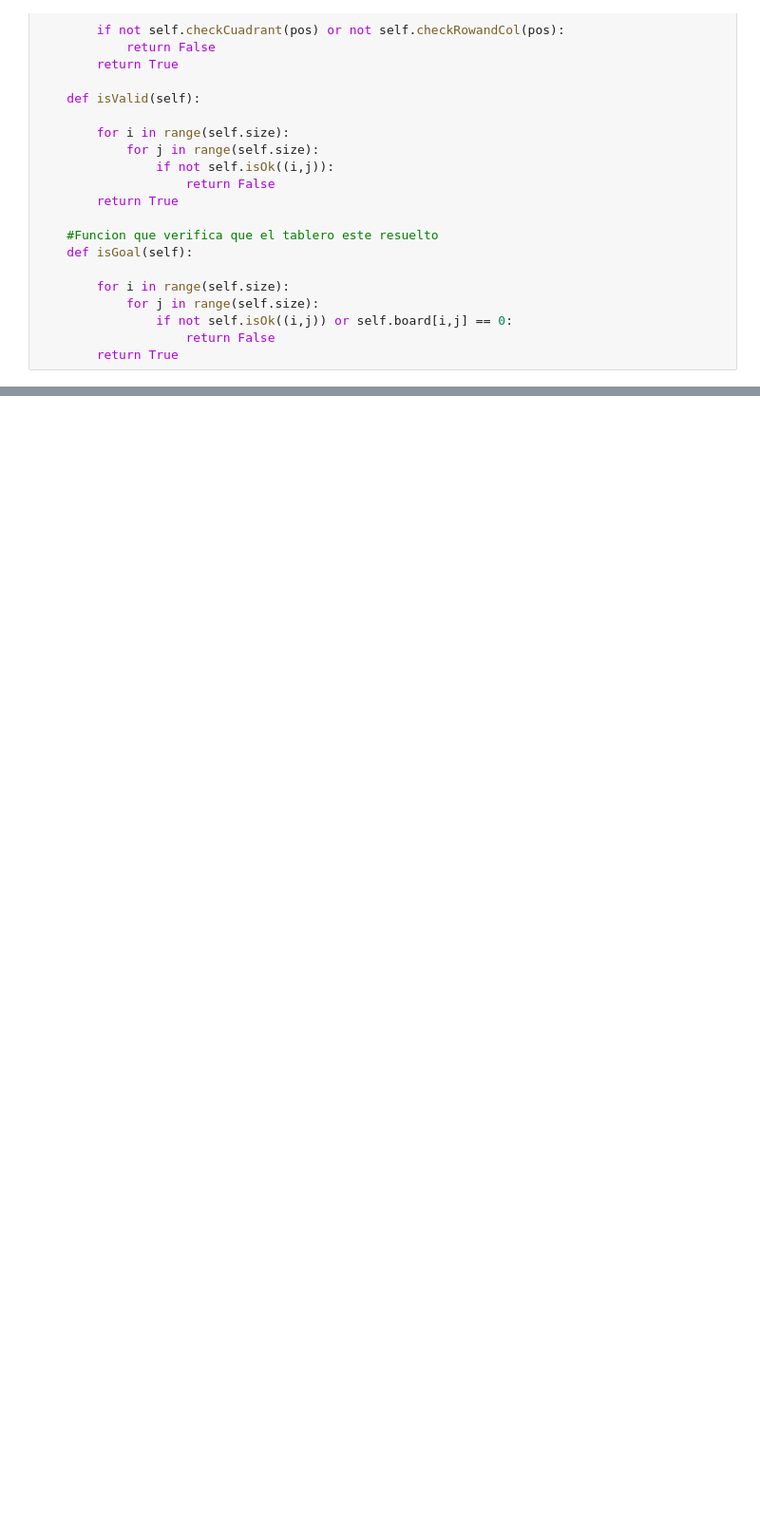
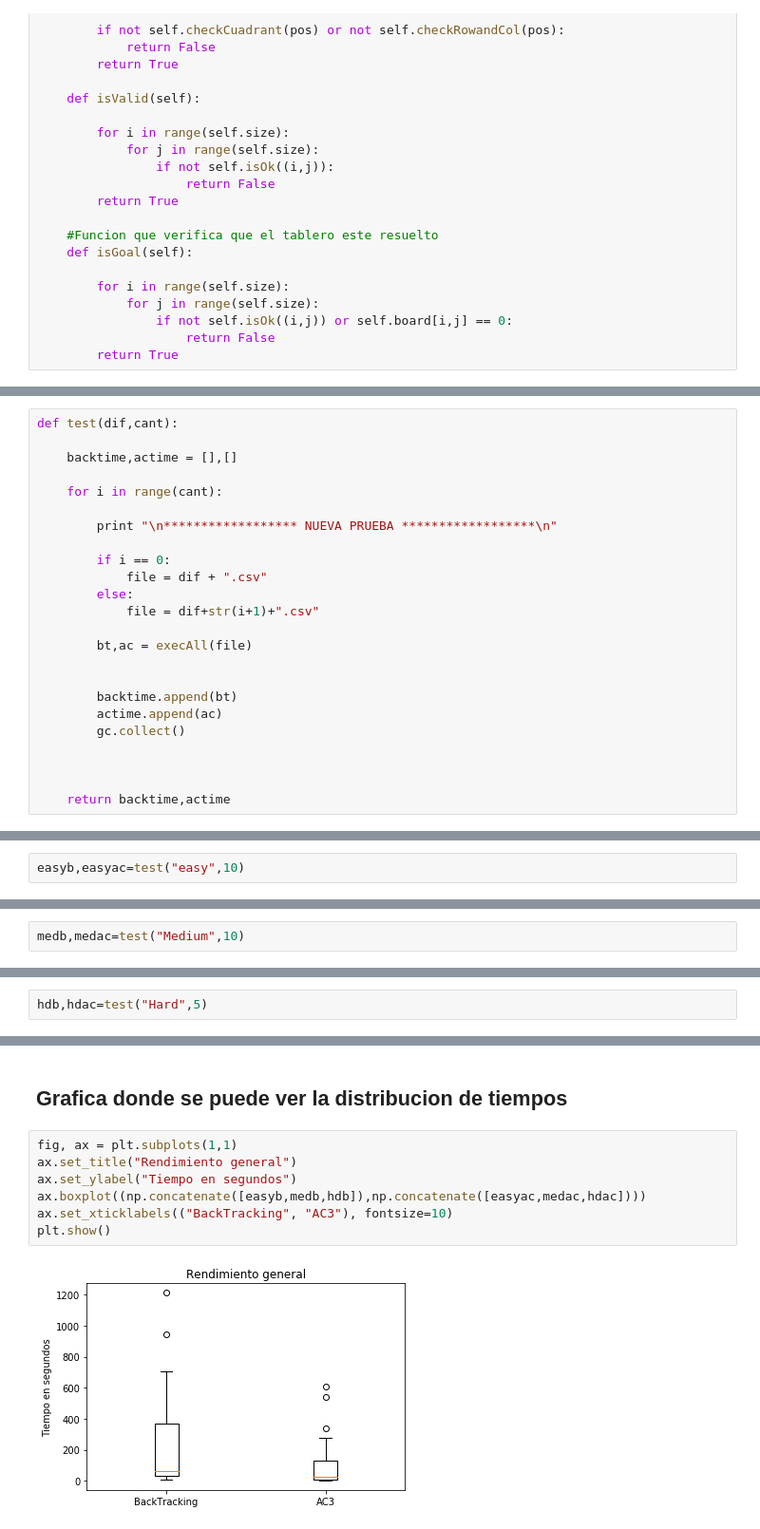
Before and after one commit to Famvazpom/IA-Projects, a Jupyter notebook: Sudoku/Sudoku.ipynb, the cells around one changed output, grey strips where cells are left out. Shown at 95% size. Drawn from its saved outputs; the diff is of its cells as text; blank space fills up the shorter version.

```diff
--- a/Sudoku/Sudoku.ipynb
+++ b/Sudoku/Sudoku.ipynb
@@ -610,0 +564,24 @@ dataset
+# %%
+def test(dif,cant):
+
+    backtime,actime = [],[]
+
+    for i in range(cant):
+
+        print "\n****************** NUEVA PRUEBA ******************\n"
+
+        if i == 0:
+            file = dif + ".csv"
+        else:
+            file = dif+str(i+1)+".csv"
+
+        bt,ac = execAll(file)
+
+
+        backtime.append(bt)
+        actime.append(ac)
+        gc.collect()
+
+
+
+    return backtime,actime
@@ -610,0 +591,2 @@ dataset
+# %%
+easyb,easyac=test("easy",10)
@@ -610,0 +613,2 @@ dataset
+# %%
+medb,medac=test("Medium",10)
@@ -610,0 +635,2 @@ dataset
+# %%
+hdb,hdac=test("Hard",5)
@@ -610,0 +702,11 @@ dataset
+# %% [markdown]
+## Grafica donde se puede ver la distribucion de tiempos
+# %%
+fig, ax = plt.subplots(1,1)
+ax.set_title("Rendimiento general")
+ax.set_ylabel("Tiempo en segundos")
+ax.boxplot((np.concatenate([easyb,medb,hdb]),np.concatenate([easyac,medac,hdac])))
+ax.set_xticklabels(("BackTracking", "AC3"), fontsize=10)
+plt.show()
+# %% [output]
+[figure, added]
```
Also changed, not shown: parts of 40 cells of this notebook, 29 other files.
